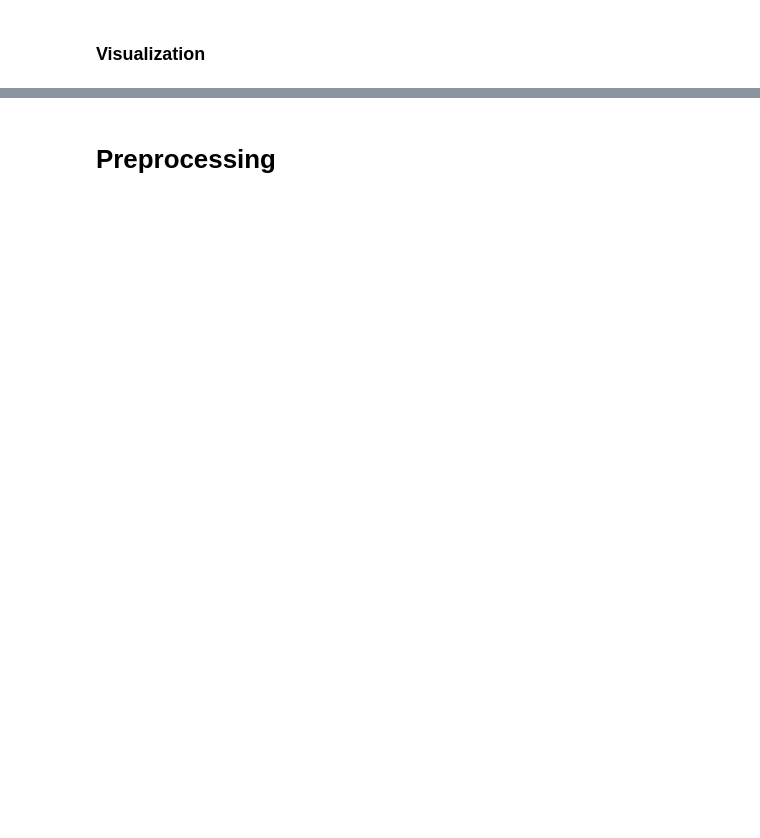
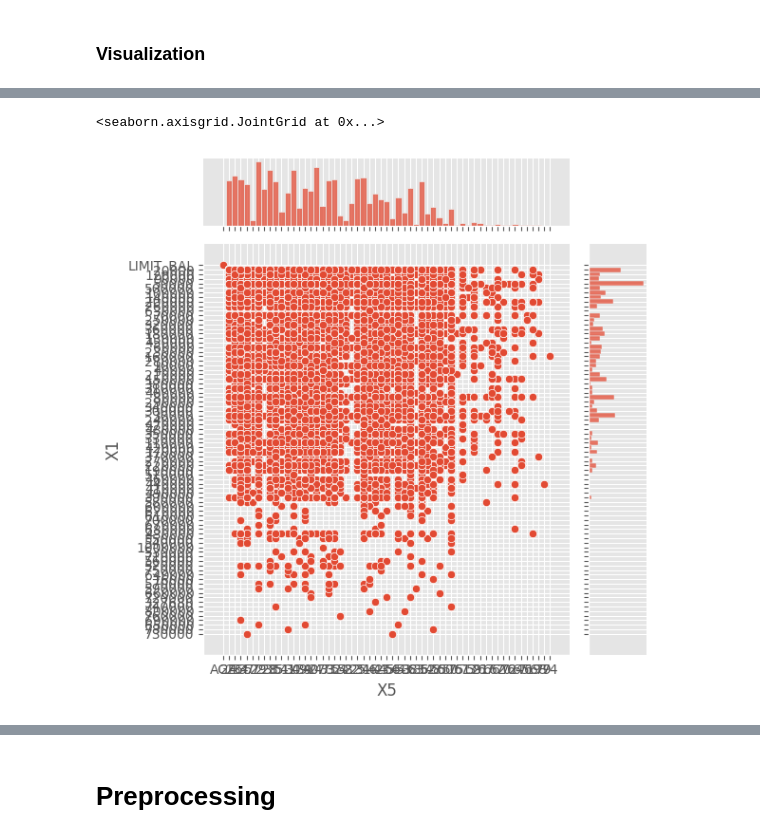
Before and after one commit to Srividhyak2011/Demo-Datascienceproject, a Jupyter notebook: M3_MP3_NB_Credit_Card_Default_Prediction.ipynb, the cells around one changed output, grey strips where cells are left out. Saved outputs shown, nothing was run; the diff lists cells and outputs as text; code cells hidden in the pictures; blank space fills up the shorter version.

```diff
--- a/M3_MP3_NB_Credit_Card_Default_Prediction.ipynb
+++ b/M3_MP3_NB_Credit_Card_Default_Prediction.ipynb
@@ -110,0 +256,5 @@ The detail statistics of the dataset of various columns of dataset
+# %%
+sns.jointplot(data, x="X5", y="X1")
+# %% [output]
+<seaborn.axisgrid.JointGrid at 0x...>
+[figure, added]
```
Also changed, not shown: parts of 36 cells of this notebook.
